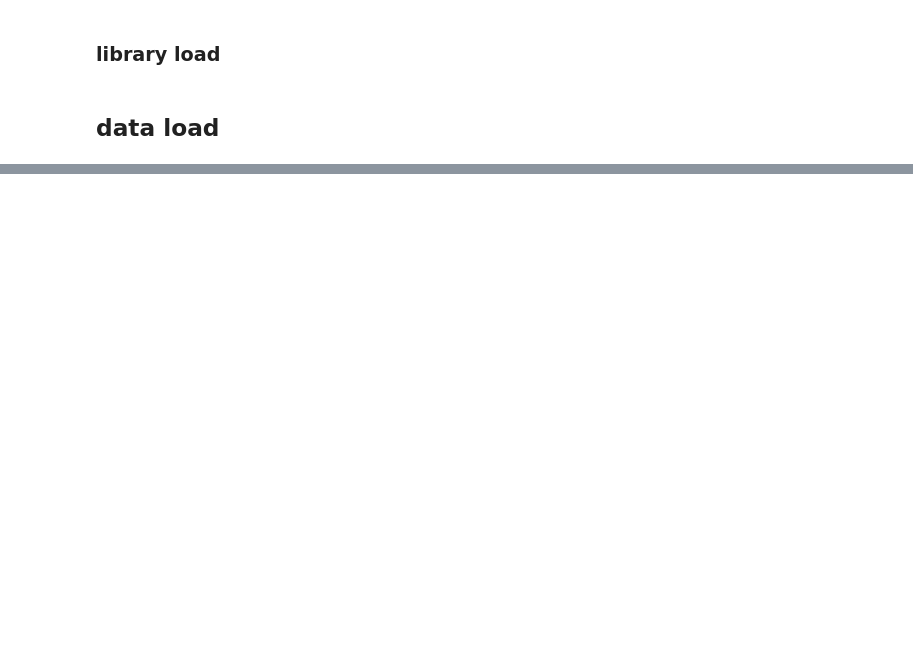
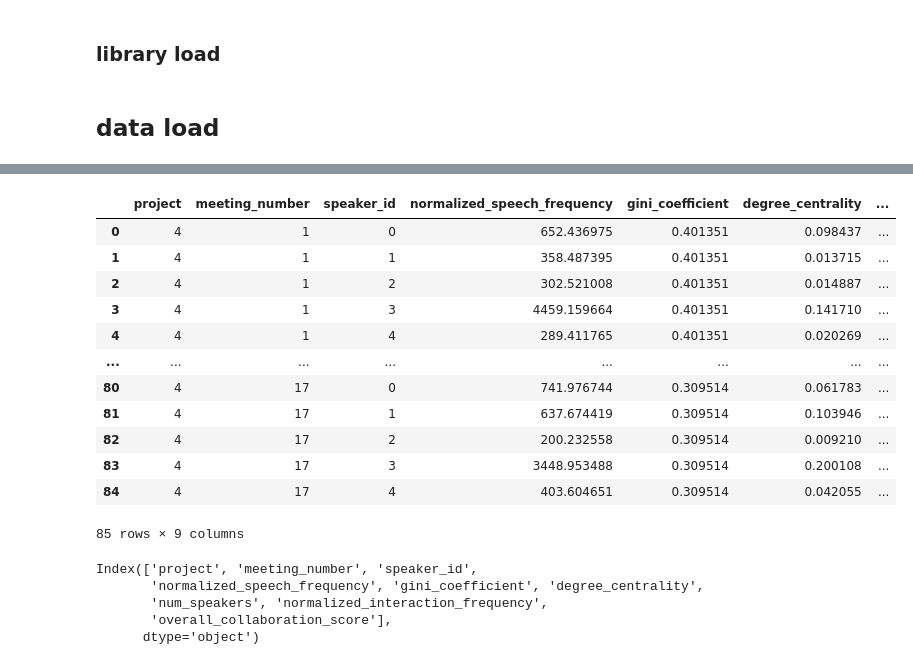
Before and after one commit to team-zerobaek/collaboration-analysis, a Jupyter notebook: collaboration_ml_overall_score_value_check.ipynb, the cells around one changed output, grey strips where cells are left out. Drawn from its saved outputs; the diff is of its cells as text; code cells hidden in the pictures; blank space fills up the shorter version.

```diff
--- a/collaboration_ml_overall_score_value_check.ipynb
+++ b/collaboration_ml_overall_score_value_check.ipynb
@@ -45,10 +51,11 @@ df
 # %%
-# Create necessary columns
-df['num_speakers'] = df.groupby(['project', 'meeting_number'])['speaker_number'].transform('nunique')
+df['num_speakers'] = df.groupby(['project', 'meeting_number'])[
+    'speaker_id'].transform('nunique')
 
 # Ensure interaction_count column exists
+df['interaction_count'] = df['count']
 if 'interaction_count' not in df.columns:
     df['interaction_count'] = 0  # Or some appropriate default value
 
-df['normalized_interaction_frequency'] = df['interaction_count'] / df['duration']
-df
+df['normalized_interaction_frequency'] = df['interaction_count'] / \
+    df['duration']
@@ -69,2 +62,37 @@ df
+# %%
+df = df[(df['project'] == 4) & (
+    df['overall_collaboration_score'].between(1, 10))]
+
+df_grouped = df.groupby(['project', 'meeting_number', 'speaker_id']).agg({
+    'normalized_speech_frequency': 'first',
+    'gini_coefficient': 'first',
+    'degree_centrality': 'first',
+    'num_speakers': 'first',
+    'normalized_interaction_frequency': 'sum',
+    'overall_collaboration_score': 'first'
+}).reset_index()
+df_grouped
+# %% [output]
+|  | project | meeting_number | speaker_id | normalized_speech_frequency | gini_coefficient | degree_centrality | ... |
+| 0 | 4 | 1 | 0 | 652.436975 | 0.401351 | 0.098437 | ... |
+| 1 | 4 | 1 | 1 | 358.487395 | 0.401351 | 0.013715 | ... |
+| 2 | 4 | 1 | 2 | 302.521008 | 0.401351 | 0.014887 | ... |
+| 3 | 4 | 1 | 3 | 4459.159664 | 0.401351 | 0.141710 | ... |
+| 4 | 4 | 1 | 4 | 289.411765 | 0.401351 | 0.020269 | ... |
+| ... | ... | ... | ... | ... | ... | ... | ... |
+| 80 | 4 | 17 | 0 | 741.976744 | 0.309514 | 0.061783 | ... |
+| 81 | 4 | 17 | 1 | 637.674419 | 0.309514 | 0.103946 | ... |
+| 82 | 4 | 17 | 2 | 200.232558 | 0.309514 | 0.009210 | ... |
+| 83 | 4 | 17 | 3 | 3448.953488 | 0.309514 | 0.200108 | ... |
+| 84 | 4 | 17 | 4 | 403.604651 | 0.309514 | 0.042055 | ... |
+85 rows × 9 columns
+# %%
+df_grouped.columns
+# %% [output]
+Index(['project', 'meeting_number', 'speaker_id',
+       'normalized_speech_frequency', 'gini_coefficient', 'degree_centrality',
+       'num_speakers', 'normalized_interaction_frequency',
+       'overall_collaboration_score'],
+      dtype='object')
 # %%
 # Filter dataset for project 4 and overall_collaboration_score between 1 and 10
```
Also changed, not shown: parts of 11 cells of this notebook, 3 other files.
